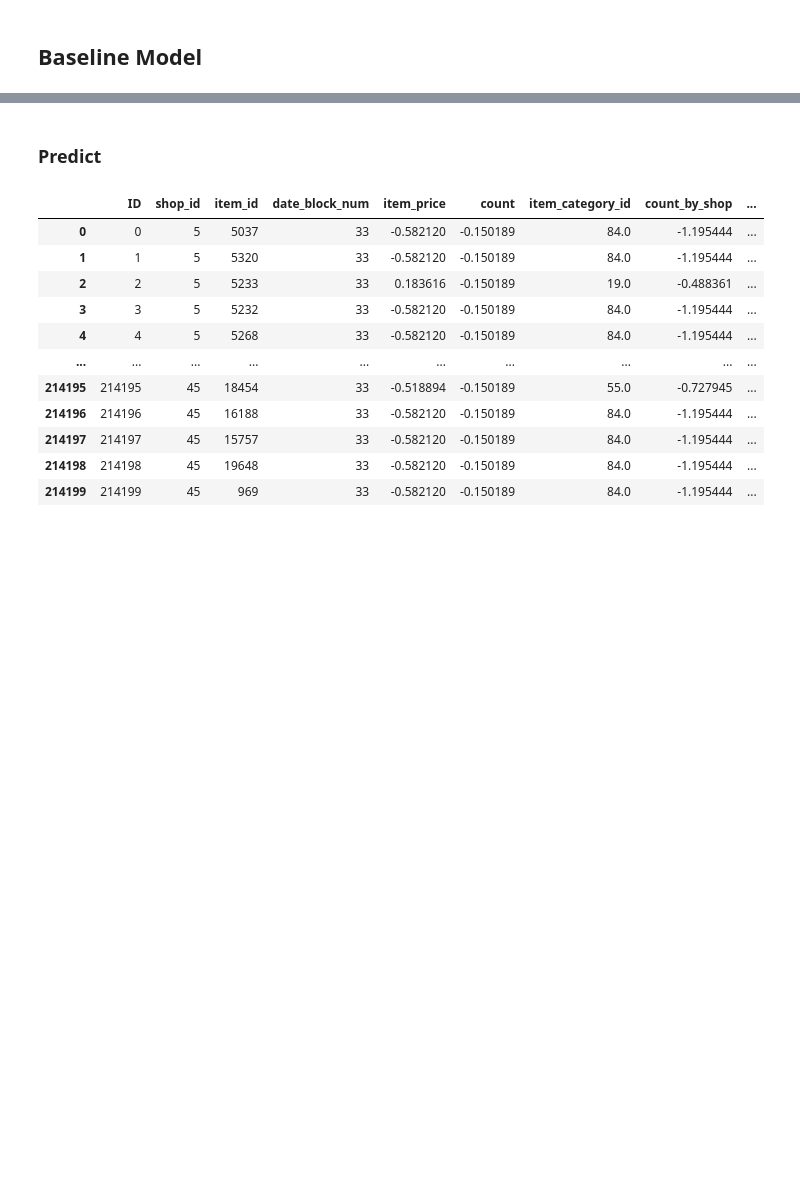
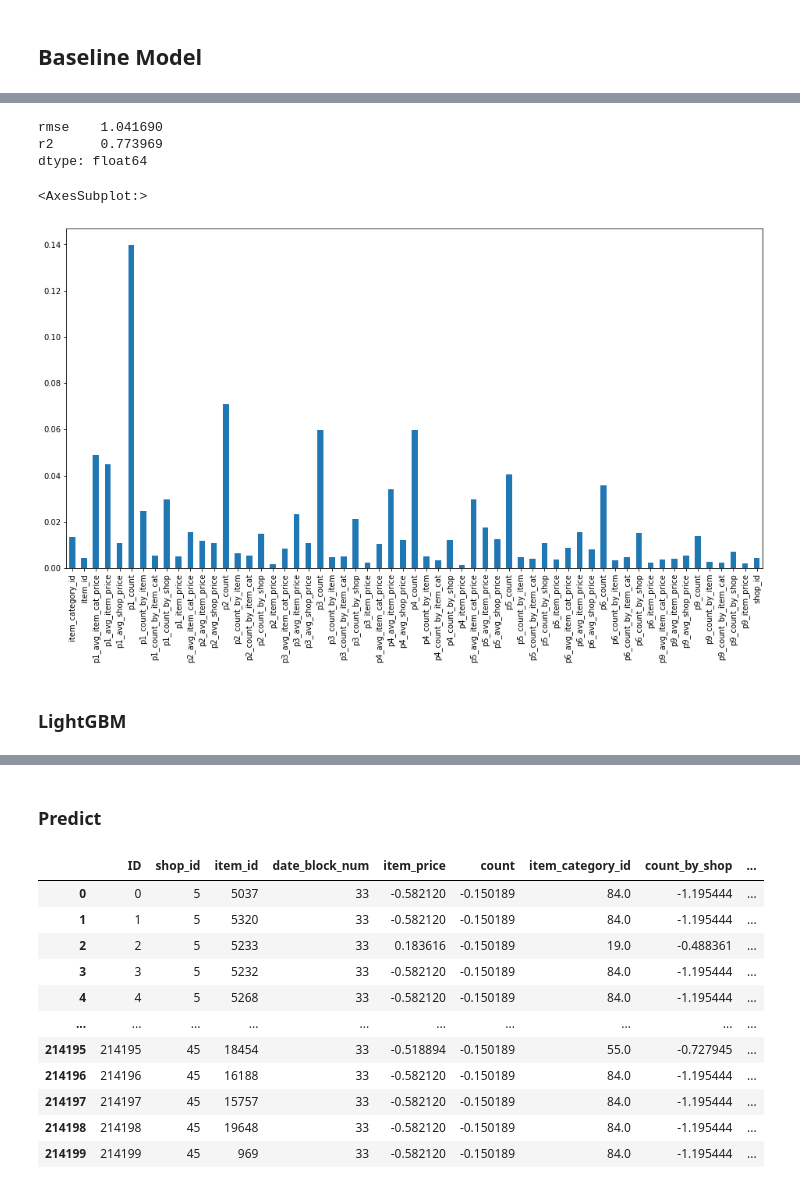
Before and after one commit to anythingth2/HowToWinKaggleCourse, a Jupyter notebook: final_project/project.ipynb, the cells around one changed output, grey strips where cells are left out. Drawn from its saved outputs; the diff is of its cells as text; code cells hidden in the pictures; blank space fills up the shorter version.

```diff
--- a/final_project/project.ipynb
+++ b/final_project/project.ipynb
@@ -506,13 +514,10 @@ from sklearn.metrics import r2_score
 # %%
-rfr = RandomForestRegressor(criterion='ginis',
-                            verbose=10,
+rfr = RandomForestRegressor(n_estimators=100,
+                            max_depth=16,
+                            max_features='sqrt',
+                            min_samples_split=2,
+                            verbose=100,
                             random_state=42,
                             n_jobs=-1)
-# %%
-rfr = RandomForestRegressor(random_state=32)
-params = {
-    'max_depth': [16, 32, 64],
-    'max_features': ['sqrt', 'log2'],
-    'n_estimators': [25, 50, 100],
-    'min_samples_split': [2, 10, 50]
-}
+# %%
+rfr.fit(X_train, Y_train)
@@ -518,0 +567,18 @@ params = {
+# %%
+metrics = {'rmse': lambda *args: mean_squared_error(*args, squared=False),
+           'r2': r2_score
+          }
+result = pd.Series({name: metric(inverse_scaling(Y_val, 'count'), prediction) for name, metric in metrics.items()})
+result
+# %% [output]
+rmse    1.041690
+r2      0.773969
+dtype: float64
+# %%
+
+pd.Series(rfr.feature_importances_, index=X_train.columns).plot.bar(figsize=(16, 8))
+# %% [output]
+<AxesSubplot:>
+[figure, added]
+# %% [markdown]
+### LightGBM
```
Also changed, not shown: parts of 31 cells of this notebook, 1 other file.
